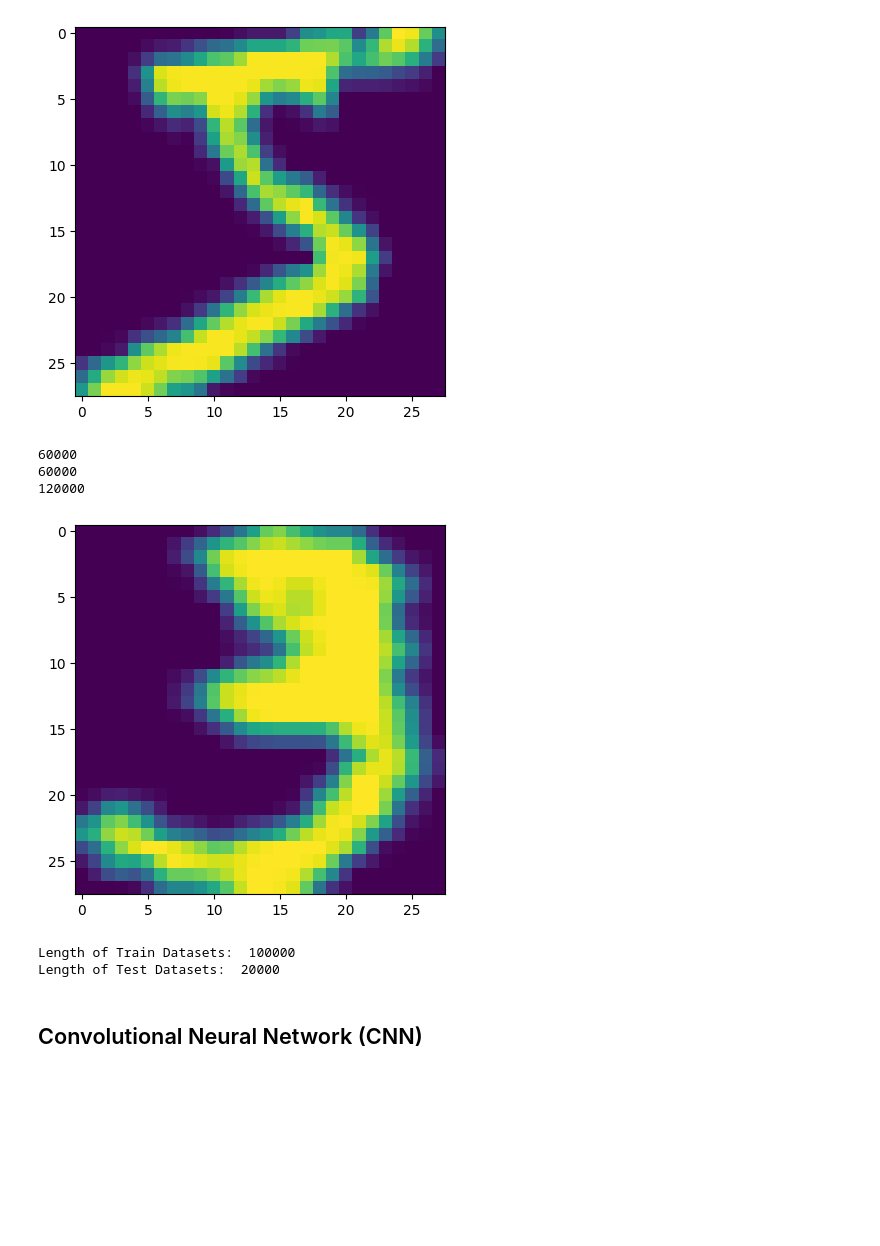
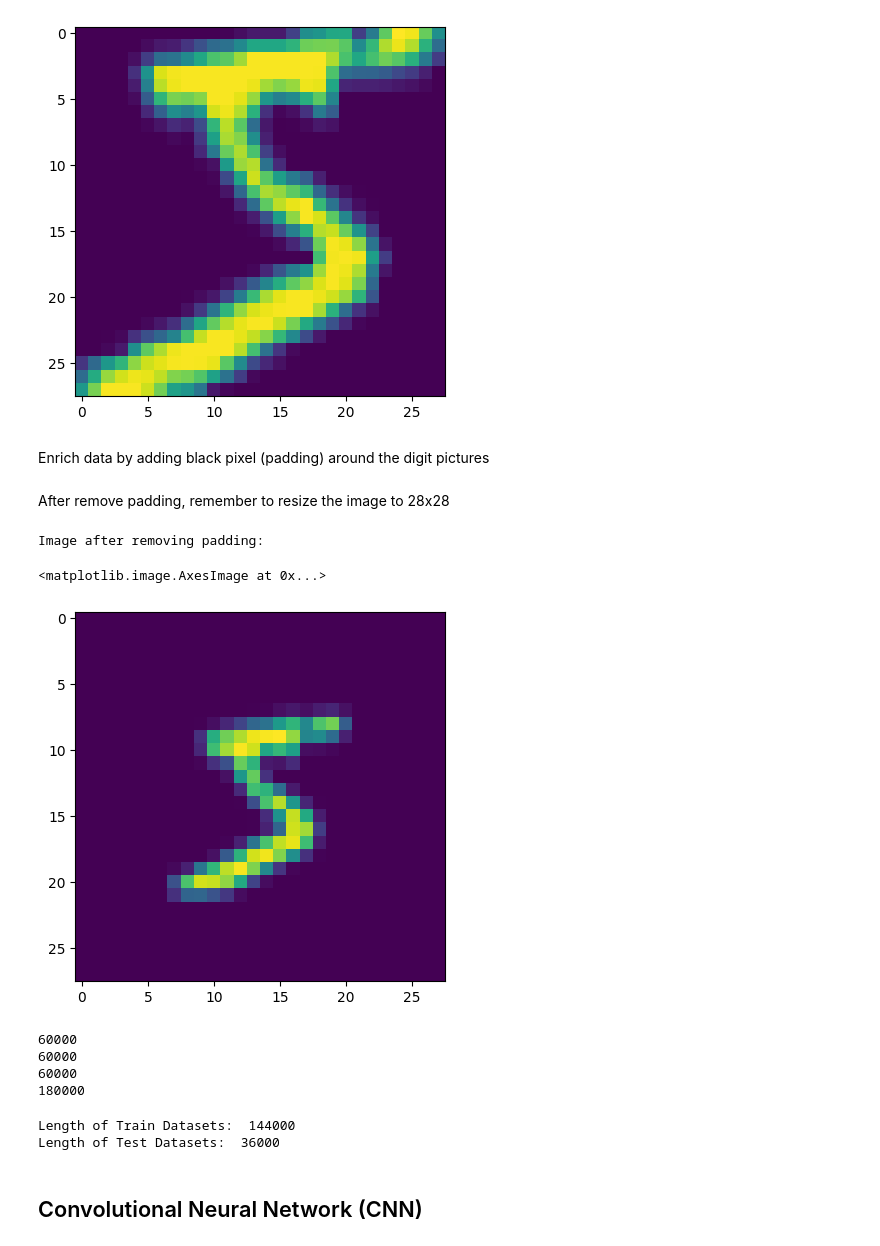
Before and after one commit to trungmac07/Number_Recognition, a Jupyter notebook: MINIST_train.ipynb, the cells around one changed output. Drawn from its saved outputs; the diff is of its cells as text; code cells hidden in the pictures; blank space fills up the shorter version.

```diff
--- a/MINIST_train.ipynb
+++ b/MINIST_train.ipynb
@@ -37,4 +41,8 @@ torch.Size([28, 28])
 [figure]
+# %%
+data1 = []
+for i in data_raw:
+    data1.append((i[0],i[1]))
 # %% [markdown]
 ## Preprocess data
 # %% [markdown]
@@ -57,7 +65,7 @@ def remove_padding(img):
     return img
 # %%
 data2 = []
-for i in data1:
+for i in data_raw:
     img = i[0]
     img = remove_padding(img)
     data2.append((img,i[1]))
@@ -89,20 +78,43 @@ plt.imshow(data2[0][0][0])
 Image after removing padding:
 <matplotlib.image.AxesImage at 0x...>
 [figure]
+# %% [markdown]
+Enrich data by adding black pixel (padding) around the digit pictures
+# %% [markdown]
+After remove padding, remember to resize the image to 28x28
+# %%
+def add_padding(img, padding = 7):
+    img = F.pad(img, pad = (padding, padding, padding, padding), value = 0)
+    img = torchvision.transforms.Resize((28,28))(img)
+    return img
+# %%
+data3 = []
+for i in data_raw:
+    img = i[0]
+    img = add_padding(img)
+    data3.append((img,i[1]))
+# %%
+index = 0
+print("Image after adding padding:")
+plt.imshow(data3[0][0][0])
+# %% [output]
+Image after removing padding:
+<matplotlib.image.AxesImage at 0x...>
+[figure, added]
 # %%
-plt.imshow(data2[10][0][0,:,:])
 print(len(data1))
-data = data1+data2
 print(len(data2))
+print(len(data3))
+data = data1+data2+data3
 print(len(data))
 # %% [output]
 60000
 60000
-120000
+60000
+180000
-[figure, removed]
 # %%
-train, test = random_split(data, [100000, 20000])
-BATCH_SIZE = 256
+train, test = random_split(data, [144000, 36000])
+BATCH_SIZE = 64
 ## Print the length of train and validation datasets
 print("Length of Train Datasets: ", len(train))
 print("Length of Test Datasets: ", len(test))
@@ -110,8 +122,8 @@ print("Length of Test Datasets: ", len(test))
 train_loader = torch.utils.data.DataLoader(train, batch_size = BATCH_SIZE, shuffle = True)
 test_loader = torch.utils.data.DataLoader(test, batch_size = 1, shuffle = True)
 # %% [output]
-Length of Train Datasets:  100000
-Length of Test Datasets:  20000
+Length of Train Datasets:  144000
+Length of Test Datasets:  36000
 # %% [markdown]
 ## Convolutional Neural Network (CNN)
 # %% [markdown]
```
Also changed, not shown: parts of 11 cells of this notebook, 4 other files.
